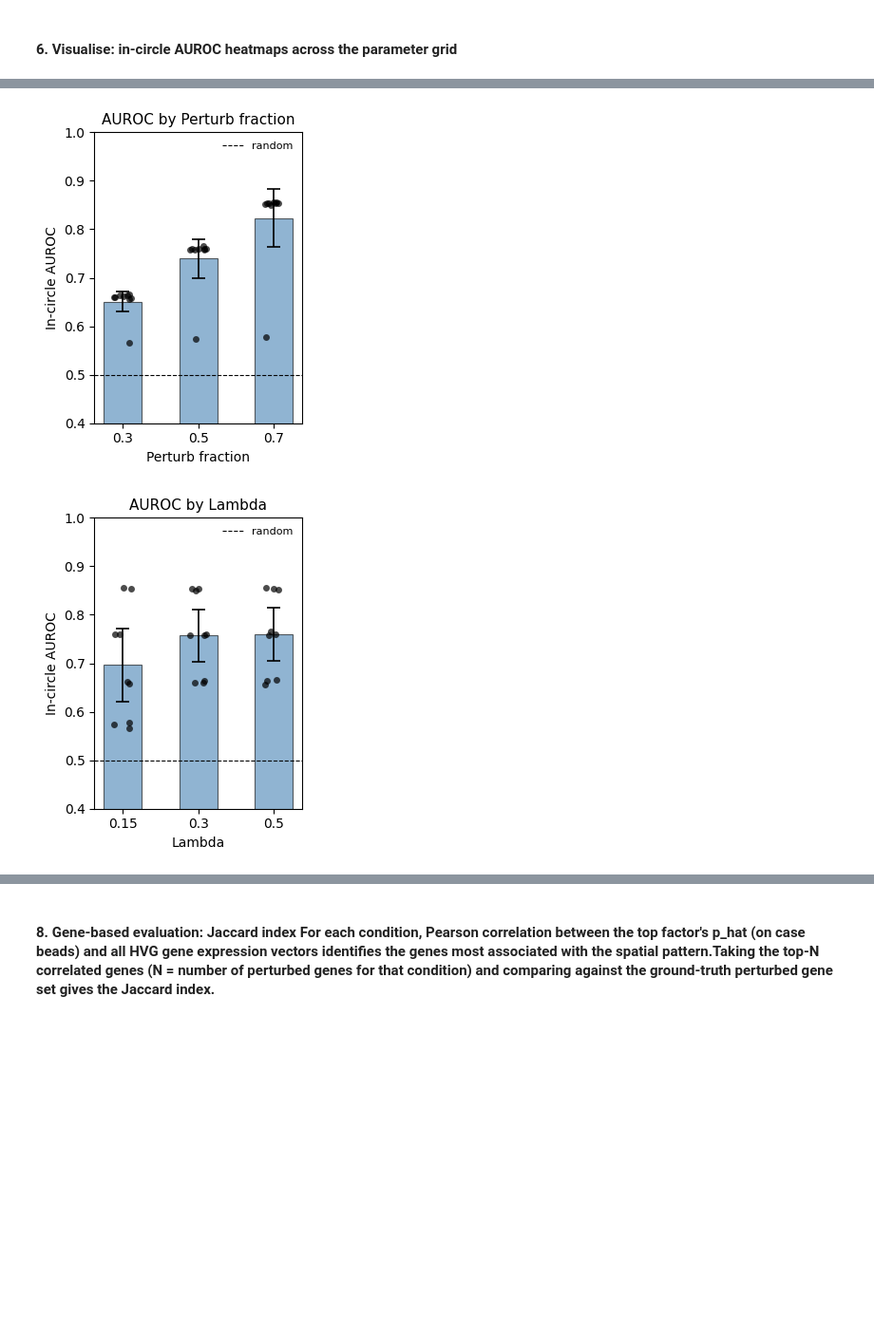
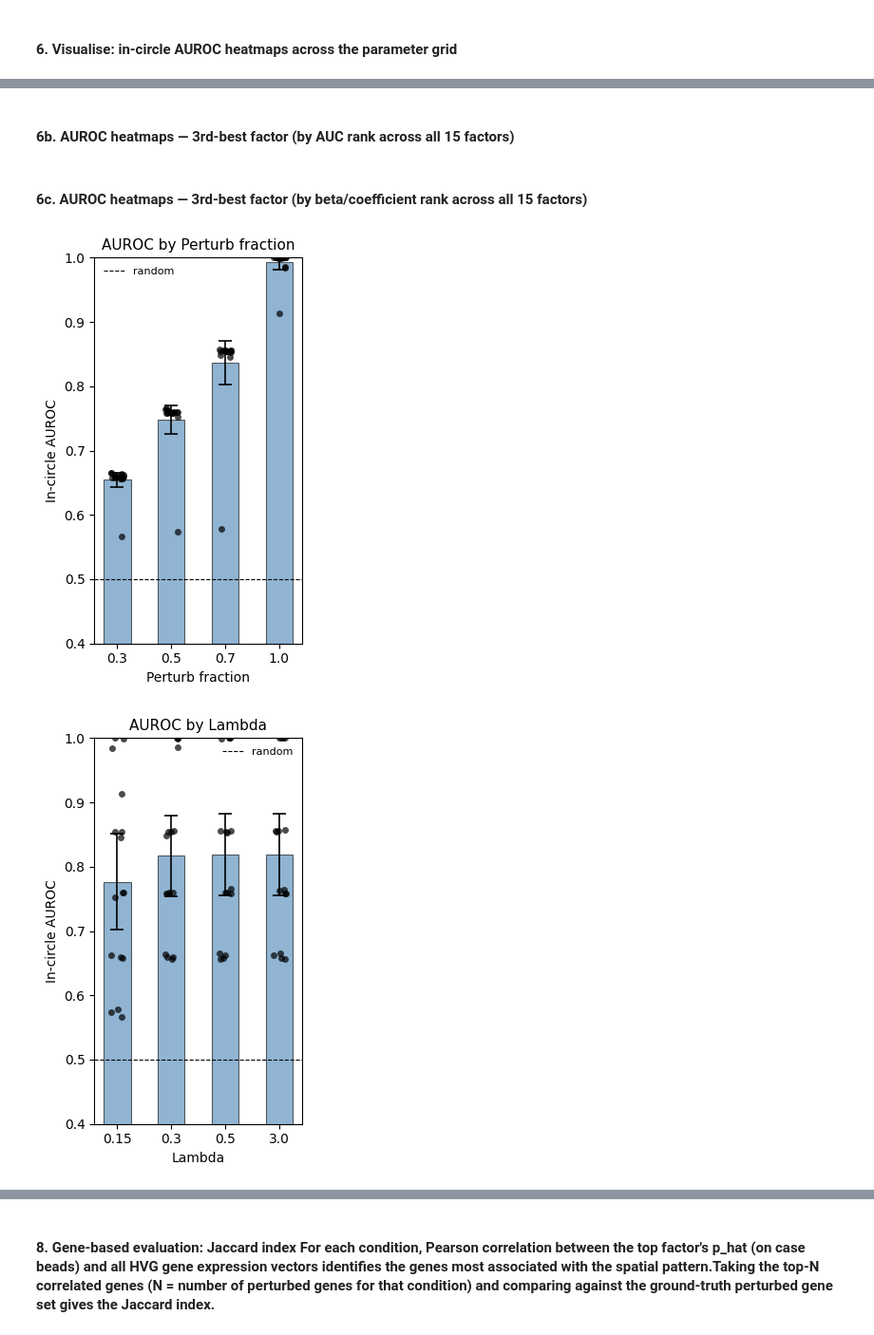
Before and after one commit to delipouya/SpatialPeeler, a Jupyter notebook: benchmark/code/B.6.benchmark_eval_grid.ipynb, the cells around one changed output, grey strips where cells are left out. Shown at 95% size. Saved outputs shown, nothing was run; the diff lists cells and outputs as text; code cells hidden in the pictures; blank space fills up the shorter version.

Commit message:
refining the grid eval

```diff
--- a/benchmark/code/B.6.benchmark_eval_grid.ipynb
+++ b/benchmark/code/B.6.benchmark_eval_grid.ipynb
@@ -518,7 +511,9 @@ results_df.to_csv(SAVE_PATH, index=False)
 print(f'Saved {len(results_df)} rows → {SAVE_PATH}')
 # %%
 ### read csv results
-#results_df = pd.read_csv(ROOT / 'benchmark' / 'benchmark_results_grid_v3.csv')
+ROOT    = Path('/lustre/scratch126/gengen/teams_v2/marks/dp31/SpatialPeeler')
+sys.path.insert(0, str(ROOT))
+results_df = pd.read_csv(ROOT / 'benchmark' / 'benchmark_results_grid_v5_64parameters.csv')
 # %% [markdown]
 #### 4.5 DE-based gene recovery (now part of main loop above)
 
@@ -594,0 +592,41 @@ for tg in TOP_GENES_LIST:
+# %% [markdown]
+#### 6b. AUROC heatmaps — 3rd-best factor (by AUC rank across all 15 factors)
+# %%
+auc_cols = [f'auc_f{i+1}' for i in range(N_FACTORS)]
+results_df['third_best_auc'] = (
+    results_df[auc_cols]
+    .apply(lambda row: sorted(row.dropna(), reverse=True)[2] if len(row.dropna()) >= 3 else np.nan, axis=1)
+)
+
+vmin, vmax = 0.5, 1.0
+
+for tg in TOP_GENES_LIST:
+    sub = results_df[results_df['top_genes'] == tg]
+    mat = sub.pivot(index='fixed_lam', columns='perturb_frac', values='third_best_auc')
+    mat = mat.sort_index(ascending=False)
+
+    fig, ax = plt.subplots(figsize=(5, 3.5))
+    im = ax.imshow(mat.values, cmap='YlOrRd', vmin=vmin, vmax=vmax, aspect='auto')
+
+    ax.set_xticks(range(len(mat.columns)))
+    ax.set_xticklabels([f'{c:.0%}' for c in mat.columns], fontsize=10)
+    ax.set_yticks(range(len(mat.index)))
+    ax.set_yticklabels([str(r) for r in mat.index], fontsize=10)
+    ax.set_xlabel('perturbation fraction', fontsize=10)
+    ax.set_ylabel('lambda', fontsize=10)
+    ax.set_title(f'#top genes = {tg}', fontsize=11)
+
+    for r_i, row in enumerate(mat.values):
+        for c_i, val in enumerate(row):
+            ax.text(c_i, r_i, f'{val:.3f}', ha='center', va='center',
+                    fontsize=10, color='black')
+
+    cbar = fig.colorbar(im, ax=ax, fraction=0.046, pad=0.04)
+    cbar.set_label('AUROC', fontsize=10)
+    cbar.ax.tick_params(labelsize=9)
+
+    fig.suptitle('In-circle AUROC - 3rd-best factor (by AUC rank)', fontsize=11, y=1.02)
+    plt.tight_layout()
+    plt.show()
+# %% [markdown]
+#### 6c. AUROC heatmaps — 3rd-best factor (by beta/coefficient rank across all 15 factors)
@@ -595,5 +675,5 @@ for tg in TOP_GENES_LIST:
 # %%
-
+import scipy.stats as stats
 for col, label in [
     ('perturb_frac', 'Perturb fraction'),
     ('fixed_lam',    'Lambda'),
@@ -606,33 +686,33 @@ for col, label in [
     for grp in groups:
         vals = results_df.loc[results_df[col] == grp, 'top_auc'].values
         means.append(vals.mean())
         cis.append(stats.sem(vals) * 1.96)  # 95% CI half-width
 
 
-    fig, ax = plt.subplots(figsize=(3, 4))
+    fig, ax = plt.subplots(figsize=(4, 5))
     ### add edge color as black with linewidth 0.8 to bars
     ax.bar(x_pos, means, color='steelblue', alpha=0.6, width=0.5, zorder=2, edgecolor='black', linewidth=0.8)
     ax.errorbar(x_pos, means, yerr=cis, fmt='none', color='black',
                 capsize=5, capthick=1.2, linewidth=1.2, zorder=4)
 
     rng = np.random.default_rng(RAND_SEED)
     for xi, grp in zip(x_pos, groups):
         vals   = results_df.loc[results_df[col] == grp, 'top_auc'].values
         jitter = rng.uniform(-0.12, 0.12, size=len(vals))
         ax.scatter(xi + jitter, vals, color='black', s=25, zorder=3,
                    alpha=0.7, linewidths=0)
 
     ax.axhline(0.5, color='black', linestyle='--', linewidth=0.8, label='random')
     ax.set_xticks(x_pos)
     ax.set_xticklabels([str(g) for g in groups], fontsize=10)
     ax.set_ylim(0.4, 1.0)
     ax.set_xlabel(label, fontsize=10)
     ax.set_ylabel('In-circle AUROC', fontsize=10)
     ax.set_title(f'AUROC by {label}', fontsize=11)
     ax.legend(fontsize=8, frameon=False)
 
     plt.tight_layout()
     plt.show()
 # %% [output]
-[figure, old version]
+[figure, new version]
-[figure, old version]
+[figure, new version]
```
Also changed, not shown: parts of 5 cells of this notebook.
